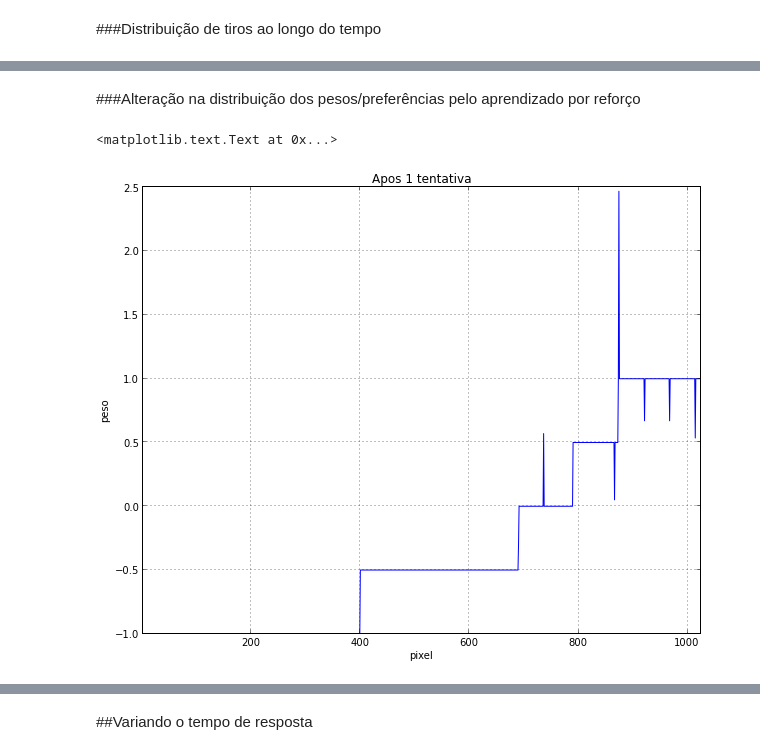
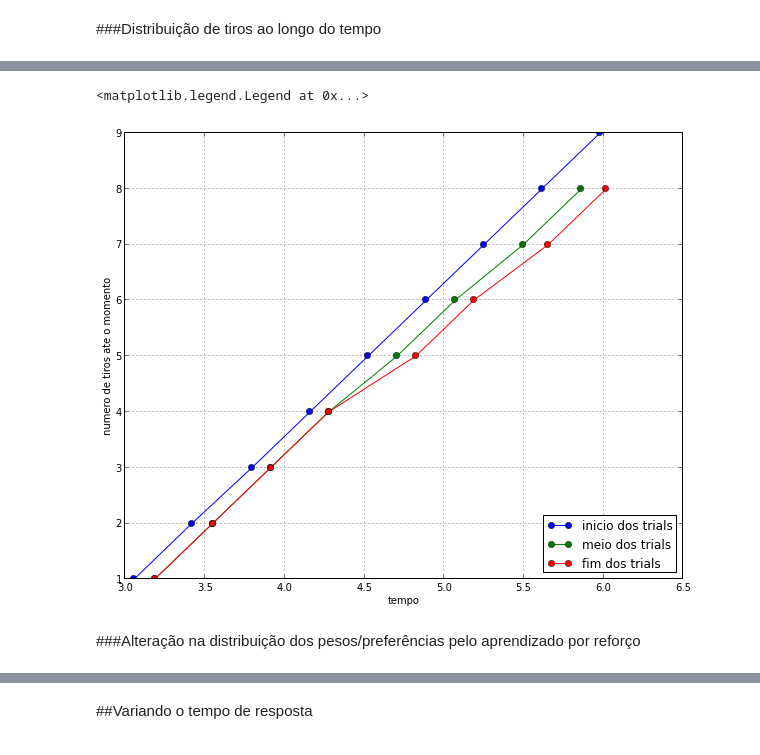
Before and after one commit to Warvito/SisCog_SOAR, a Jupyter notebook: AmbCogSis.ipynb, the cells around one changed output, grey strips where cells are left out. Drawn from its saved outputs; the diff is of its cells as text; code cells hidden in the pictures.

```diff
--- a/AmbCogSis.ipynb
+++ b/AmbCogSis.ipynb
@@ -241,16 +243,26 @@ plt.xlim(xmin = 0, xmax = 8)
+# %%
+plt.figure(1,figsize=(10,8))
+plt.clf
+plt.grid()
+plt.plot(firesTime[0], np.cumsum(np.ones(np.size(firesTime[0]))), '-o', label='inicio dos trials')
+plt.plot(firesTime[tamTempos/2], np.cumsum(np.ones(np.size(firesTime[tamTempos/2]))), '-o', label='meio dos trials')
+plt.plot(firesTime[-1], np.cumsum(np.ones(np.size(firesTime[-1]))), '-o', label='fim dos trials')
+plt.xlabel('tempo')
+plt.ylabel('numero de tiros ate o momento')
+plt.legend(loc=4)
+# %% [output]
+<matplotlib.legend.Legend at 0x...>
+[figure, added]
 # %% [markdown]
 ###Alteração na distribuição dos pesos/preferências pelo aprendizado por reforço
 # %%
-nTrials = range(np.size(score))
-plt.figure(1,figsize=(10,8))
-plt.clf
-plt.grid()
-plt.plot(pesosFire[0])
-plt.xlim(1,1024)
-plt.xlabel('pixel')
-plt.ylabel('peso')
-plt.title('Apos 1 tentativa')
+#nTrials = range(np.size(score))
+#plt.figure(1,figsize=(10,8))
+#plt.clf
+#plt.grid()
+#plt.plot(pesosFire[0])
+#plt.xlim(1,1024)
+#plt.xlabel('pixel')
+#plt.ylabel('peso')
+#plt.title('Apos 1 tentativa')
-# %% [output]
-<matplotlib.text.Text at 0x...>
-[figure, removed]
 # %%
```
Also changed, not shown: parts of 22 cells of this notebook.
